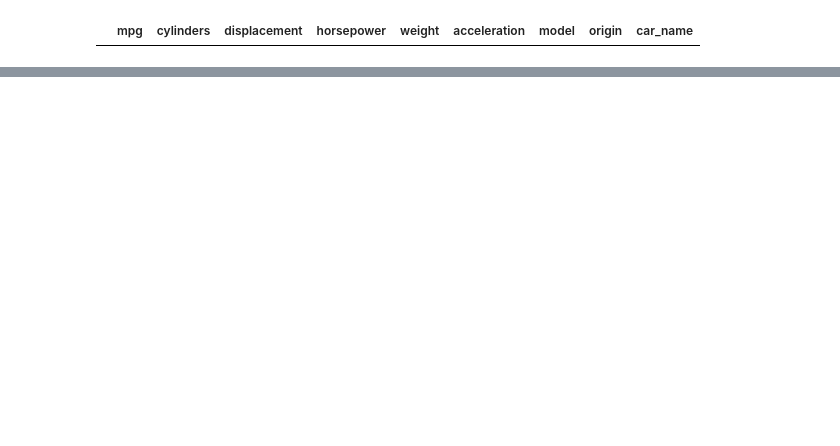
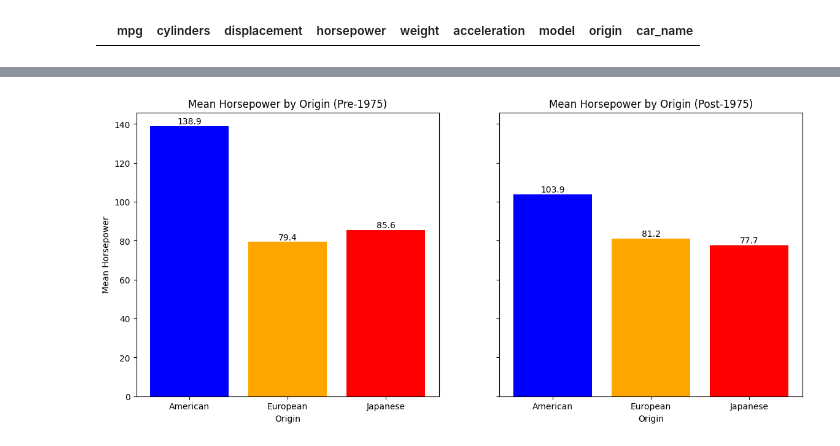
Before and after one commit to Kerokus/stats-case-study, a Jupyter notebook: notebooks/aa-notebook-template.ipynb, the cells around one changed output, grey strips where cells are left out. Cells and saved outputs as stored; diff of their text form; code cells hidden in the pictures; blank space fills up the shorter version.

```diff
--- a/notebooks/aa-notebook-template.ipynb
+++ b/notebooks/aa-notebook-template.ipynb
@@ -105,0 +166,47 @@ missing_hp_df
+# %%
+# Split before and after 75
+pre_75_df = raw_cars_df[raw_cars_df['model'] < 75]
+post_75_df = raw_cars_df[raw_cars_df['model'] >= 75]
+
+# Grab the mean for each split
+mean_hp_pre_75 = pre_75_df.groupby('origin')['horsepower'].mean().reset_index()
+mean_hp_post_75 = post_75_df.groupby(
+    'origin')['horsepower'].mean().reset_index()
+
+# Put the lables on the origins
+origin_labels = {1: 'American', 2: 'European', 3: 'Japanese'}
+mean_hp_pre_75['origin'] = mean_hp_pre_75['origin'].map(origin_labels)
+mean_hp_post_75['origin'] = mean_hp_post_75['origin'].map(origin_labels)
+
+# Raise the bar...graph
+fig, axes = plt.subplots(1, 2, figsize=(14, 6), sharey=True)
+
+# Pre-75 bar graph
+bars1 = axes[0].bar(mean_hp_pre_75['origin'],
+                    mean_hp_pre_75['horsepower'], color=['blue', 'orange', 'red'])
+axes[0].set_title('Mean Horsepower by Origin (Pre-1975)')
+axes[0].set_xlabel('Origin')
+axes[0].set_ylabel('Mean Horsepower')
+
+# Adding values on top of bars
+for bar in bars1:
+    height = bar.get_height()
+    axes[0].text(bar.get_x() + bar.get_width() / 2.0, height,
+                 f'{height:.1f}', ha='center', va='bottom')
+
+# Post-75 bar graph
+bars2 = axes[1].bar(mean_hp_post_75['origin'],
+                    mean_hp_post_75['horsepower'], color=['blue', 'orange', 'red'])
+axes[1].set_title('Mean Horsepower by Origin (Post-1975)')
+axes[1].set_xlabel('Origin')
+
+# Adding values on top of bars
+for bar in bars2:
+    height = bar.get_height()
+    axes[1].text(bar.get_x() + bar.get_width() / 2.0, height,
+                 f'{height:.1f}', ha='center', va='bottom')
+
+
+plt.show()
+# %% [output]
+[figure, added]
```
Also changed, not shown: parts of 6 cells of this notebook.
